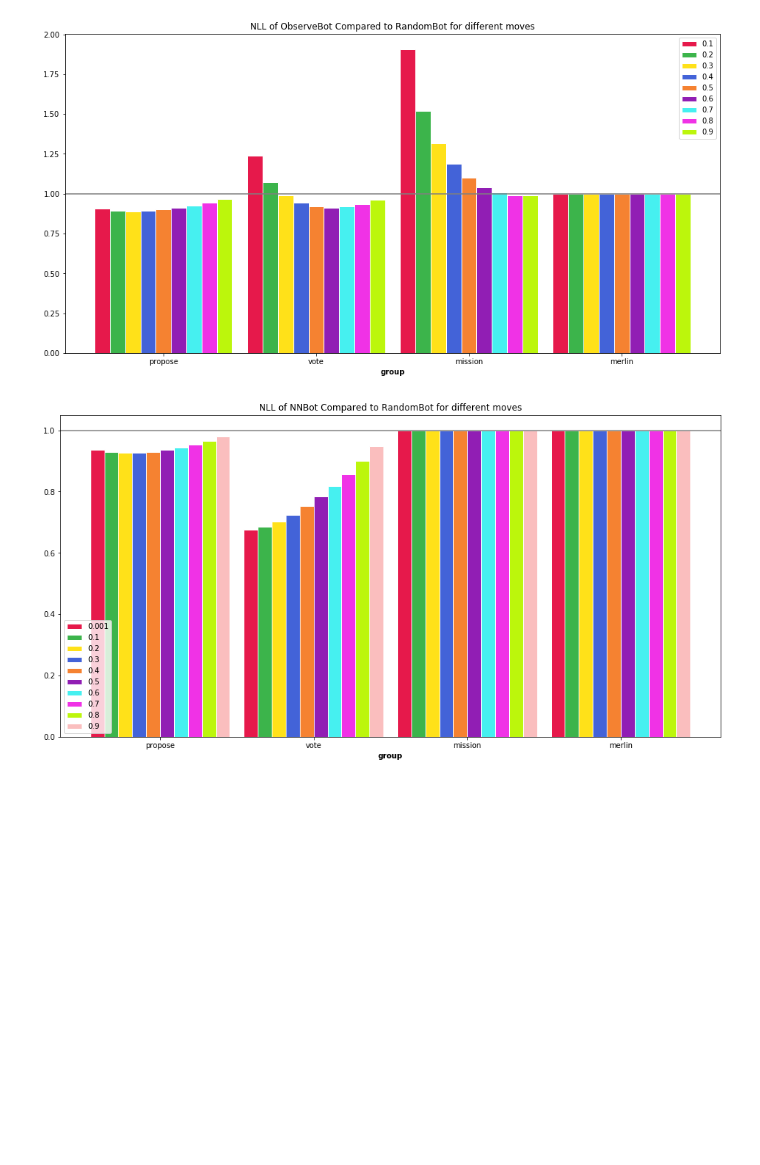
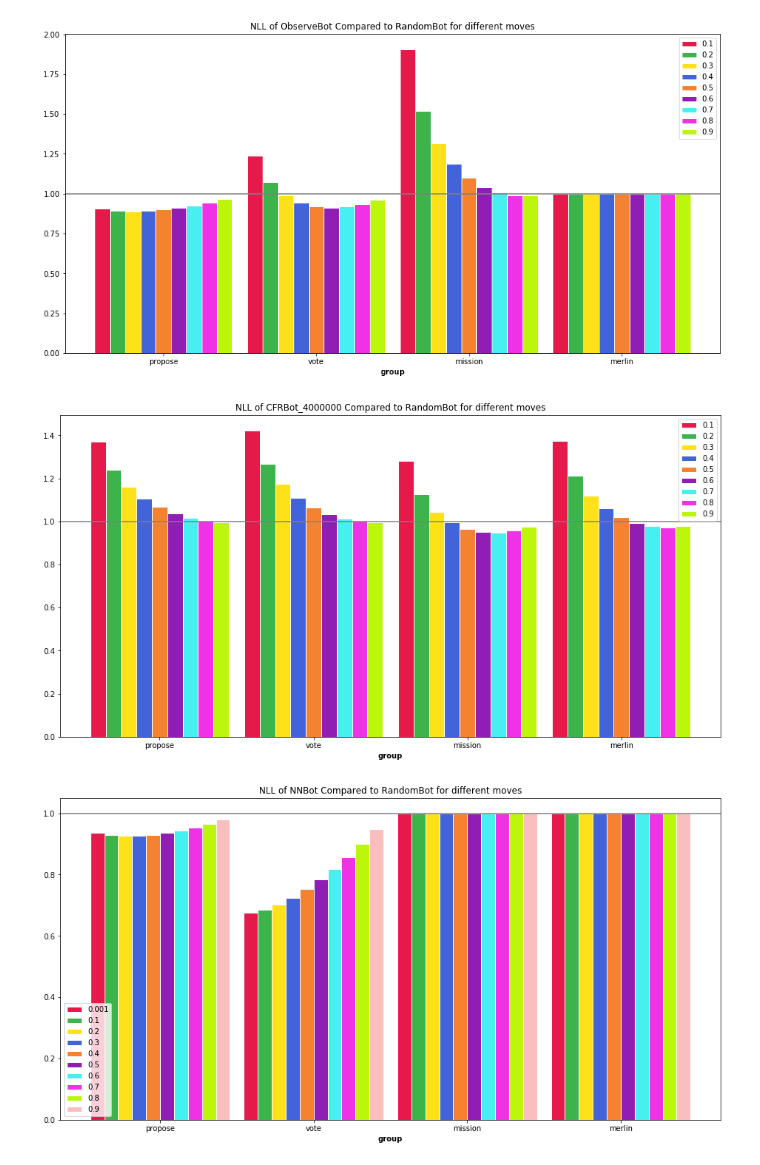
Before and after one commit to Detry322/avalon-bot, a Jupyter notebook: battlefield/Graphs.ipynb, the cells around one changed output. Drawn from its saved outputs; the diff is of its cells as text; code cells hidden in the pictures; blank space fills up the shorter version.

```diff
--- a/battlefield/Graphs.ipynb
+++ b/battlefield/Graphs.ipynb
@@ -82,6 +86,27 @@ serieses = [
 grouped_barplot(plot_title, trembles, move_types, 1.0, *serieses)
 # %% [output]
 [figure]
+# %%
+cfr_bot = 'CFRBot_4000000'
+CFR_DATA = DATA_BY_BOT[cfr_bot]
+RAND_DATA = DATA_BY_BOT['RandomBot']
+plot_title = "NLL of {} Compared to RandomBot for different moves".format(cfr_bot)
+trembles = [0.1, 0.2, 0.3, 0.4, 0.5, 0.6, 0.7, 0.8, 0.9]
+move_types = ["propose", "vote", "mission", "merlin"]
+rand_perf = {
+    typ: RAND_DATA[(RAND_DATA.type == typ) & (RAND_DATA.trembling_hand_prob == 0.1)].nll.sum()
+    for typ in move_types
+}
+serieses = [
+    [
+        CFR_DATA[(CFR_DATA.type == typ) & (CFR_DATA.trembling_hand_prob == p)].nll.sum()/rand_perf[typ]
+        for typ in move_types
+    ]
+    for p in trembles
+]
+grouped_barplot(plot_title, trembles, move_types, 1.0, *serieses)
+# %% [output]
+[figure, added]
 # %%
 NN_DATA = DATA_BY_BOT['NNBot']
 RAND_DATA = DATA_BY_BOT['RandomBot']
```
Also changed, not shown: parts of 2 cells of this notebook, 2 other files.
